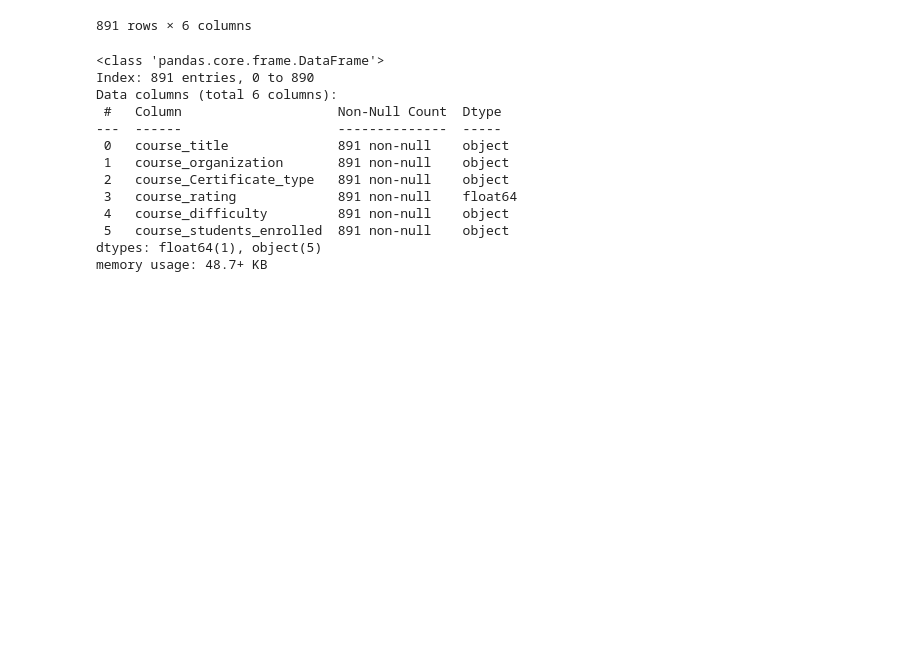
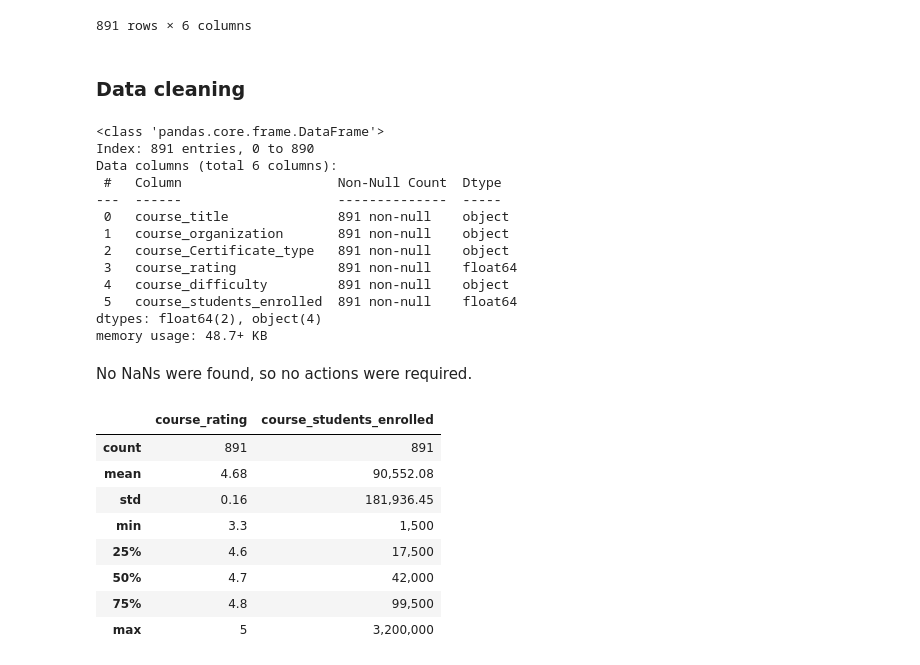
Before and after one commit to tomasp62452/1_model_4_sprint, a Jupyter notebook: visualization.ipynb, the cells around one changed output. Saved outputs shown, nothing was run; the diff lists cells and outputs as text; code cells hidden in the pictures; blank space fills up the shorter version.

```diff
--- a/visualization.ipynb
+++ b/visualization.ipynb
@@ -18,8 +79,8 @@ kaggle.api.dataset_download_files('siddharthm1698/coursera-course-dataset', path
 # %% [output]
 Dataset URL: https://www.kaggle.com/datasets/siddharthm1698/coursera-course-dataset
 # %%
-df1 = pd.read_csv('coursea_data.csv', index_col=0).sort_index()
-df1
+df = pd.read_csv('coursea_data.csv', index_col=0).sort_index()
+df
 # %% [output]
 |  | course_title | course_organization | course_Certificate_type | course_rating | course_difficulty | ... |
 | 0 | IBM Data Science | IBM | PROFESSIONAL CERTIFICATE | 4.6 | Beginner | ... |
@@ -34,8 +95,17 @@ df1
 | 889 | Погружение в Python | Moscow Institute of Physics and T... | COURSE | 4.7 | Intermediate | ... |
 | 890 | Compassionate Leadership Through ... | University of Colorado Boulder | COURSE | 4.9 | Beginner | ... |
 891 rows × 6 columns
+# %% [markdown]
+### Data cleaning
+# %%
+df['course_students_enrolled'] = (
+    df['course_students_enrolled']
+    .str.replace('k', '*1_000')
+    .str.replace('m', '*1_000_000')
+    .map(eval)
+)
 # %%
-df1.info()
+df.info()
 # %% [output]
 <class 'pandas.core.frame.DataFrame'>
 Index: 891 entries, 0 to 890
@@ -47,6 +117,22 @@ Data columns (total 6 columns):
  2   course_Certificate_type   891 non-null    object
  3   course_rating             891 non-null    float64
  4   course_difficulty         891 non-null    object
- 5   course_students_enrolled  891 non-null    object
-dtypes: float64(1), object(5)
+ 5   course_students_enrolled  891 non-null    float64
+dtypes: float64(2), object(4)
 memory usage: 48.7+ KB
+# %% [markdown]
+No NaNs were found, so no actions were required.
+# %%
+df.describe().map(
+    lambda x: '{:,.2f}'.format(x).rstrip('0').rstrip('.')
+)
+# %% [output]
+|  | course_rating | course_students_enrolled |
+| count | 891 | 891 |
+| mean | 4.68 | 90,552.08 |
+| std | 0.16 | 181,936.45 |
+| min | 3.3 | 1,500 |
+| 25% | 4.6 | 17,500 |
+| 50% | 4.7 | 42,000 |
+| 75% | 4.8 | 99,500 |
+| max | 5 | 3,200,000 |
```
Also changed, not shown: parts of 14 cells of this notebook.
